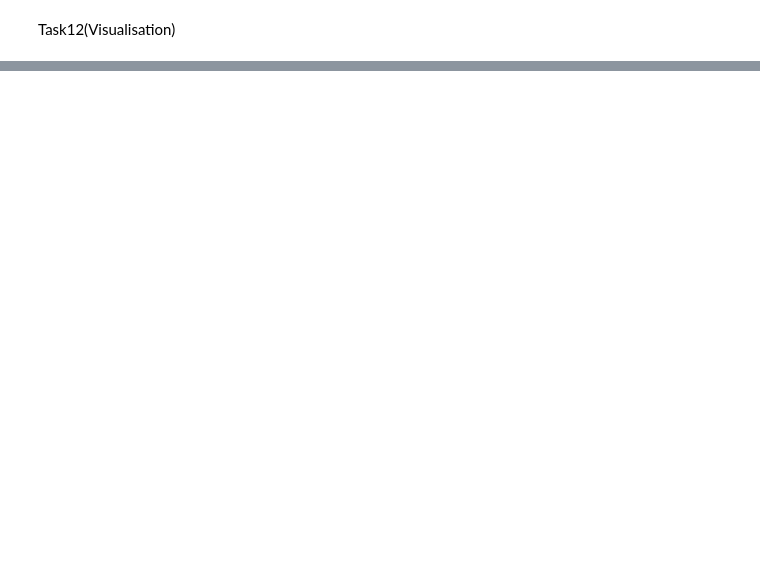
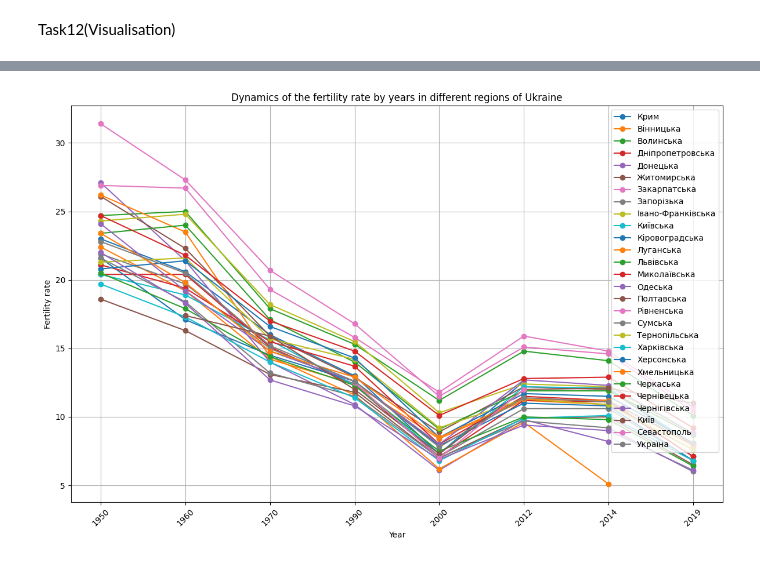
Before and after one commit to Andrei198203/Data_Science_HW_2, a Jupyter notebook: Hw2.1.ipynb, the cells around one changed output, grey strips where cells are left out. Cells and saved outputs as stored; diff of their text form; code cells hidden in the pictures; blank space fills up the shorter version.

```diff
--- a/Hw2.1.ipynb
+++ b/Hw2.1.ipynb
@@ -164,0 +165,41 @@ plt.show()
+# %%
+import matplotlib.pyplot as plt
+import pandas as pd
+import numpy as np
+
+source = 'https://uk.wikipedia.org/wiki/%D0%9D%D0%B0%D1%81%D0%B5%D0%BB%D0%B5%D0%BD%D0%BD%D1%8F_%D0%A3%D0%BA%D1%80%D0%B0%D1%97%D0%BD%D0%B8#%D0%9D%D0%B0%D1%80%D0%BE%D0%B4%D0%B6%D1%83%D0%B2%D0%B0%D0%BD%D1%96%D1%81%D1%82%D1%8C'
+tables = pd.read_html(source, match='Коефіцієнт народжуваності в регіонах України', thousands=".", decimal=",")
+df = tables[0]
+
+
+
+# Selecting regions for charting
+regions = df['Регіон']
+
+# Replacing the "-" with NaN
+df.replace('—', np.nan, inplace=True)
+
+# Convert to float type
+data = df.drop(columns=['Регіон']).astype(float)
+
+# Selection of data for charting (from 1950 to 2019)
+data = df.drop(columns=['Регіон']).astype(float)
+
+# Building a chart
+plt.figure(figsize=(12, 8))
+for region in regions:
+    plt.plot(data.columns, data.loc[df['Регіон'] == region].values.flatten(), marker='o', label=region)
+
+# Add titles and labels
+plt.title('Dynamics of the fertility rate by years in different regions of Ukraine')
+plt.xlabel('Year')
+plt.ylabel('Fertility rate')
+plt.xticks(rotation=45)
+plt.legend(loc='upper right')
+plt.grid(True)
+plt.tight_layout()
+
+# Graph display
+plt.show()
+# %% [output]
+[figure, added]
```
Also changed, not shown: parts of 2 cells of this notebook.
